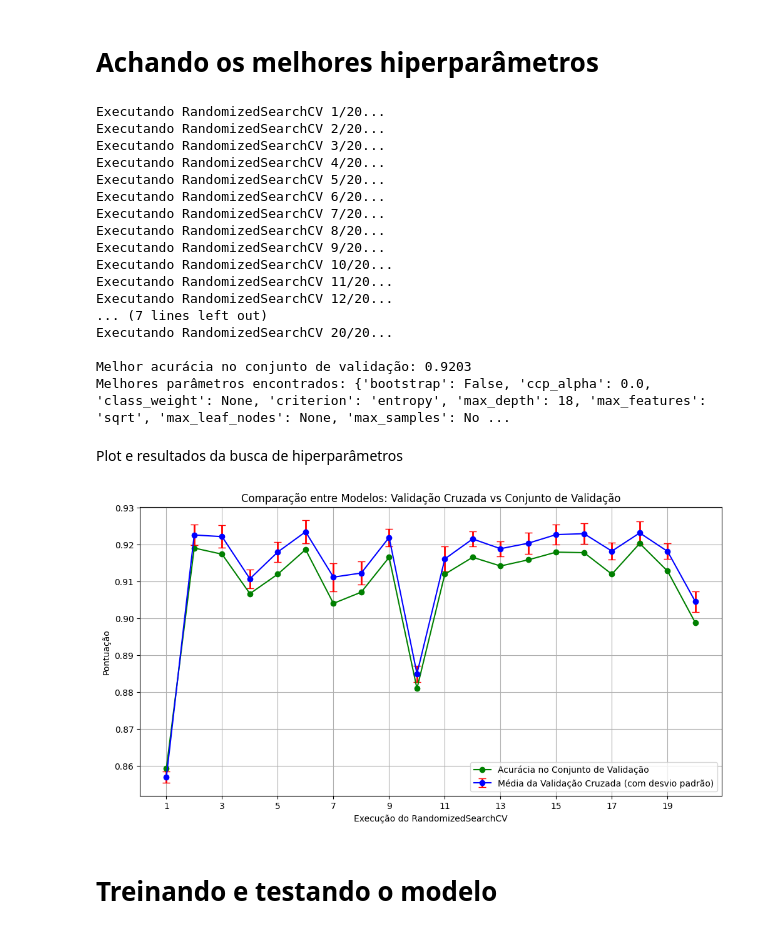
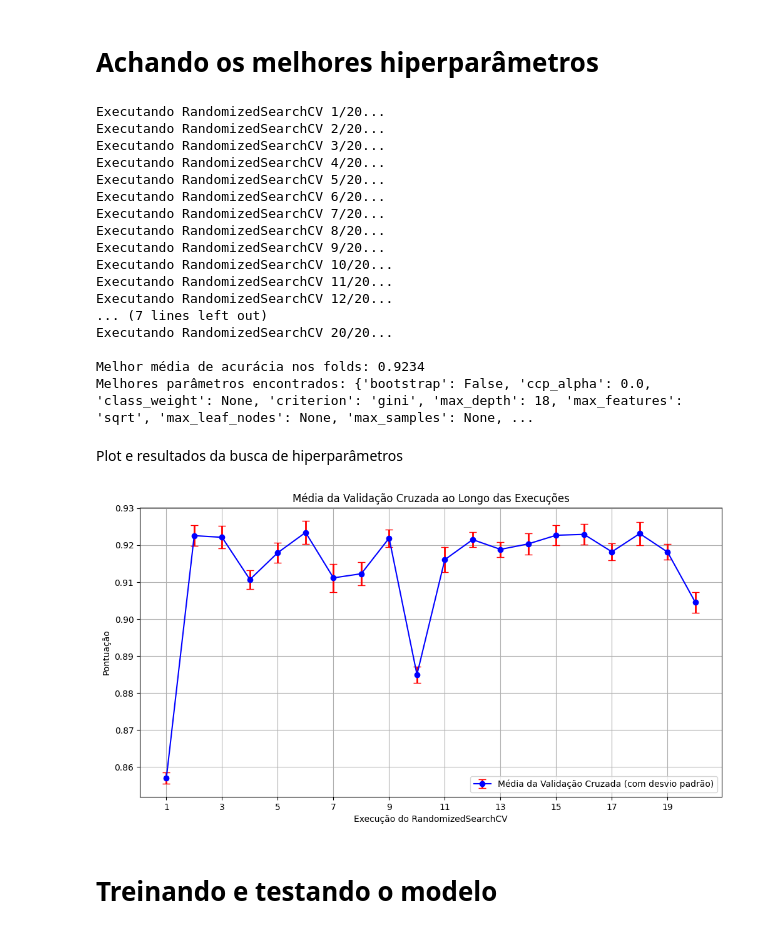
Before and after one commit to Labourguignonn/models-am, a Jupyter notebook: modelos/random_forest.ipynb, the cells around one changed output. Saved outputs shown, nothing was run; the diff lists cells and outputs as text; code cells hidden in the pictures.

```diff
--- a/modelos/random_forest.ipynb
+++ b/modelos/random_forest.ipynb
@@ -61,7 +61,6 @@ param_dist = {
 melhores_modelos = []
 historico_mean_scores = []
 historico_std_scores = []
-historico_acuracia_val = []
 
 # Executar o RandomizedSearchCV 20 vezes
 for i in range(20):
@@ -88,22 +87,18 @@ for i in range(20):
     historico_mean_scores.append(np.mean(mean_scores))
     historico_std_scores.append(np.mean(std_scores))
 
-    # Dentre os 5 folds, qual teve a melhor nota
-    melhor_modelo = random_search.best_estimator_
+    # Dentre os 5 folds, qual teve a melhor média?
+    melhores_modelos.append(random_search.best_estimator_)
 
-    # Avaliar o melhor modelo no cojunto de validação
-    y_val_pred = melhor_modelo.predict(X_val)
-    acuracia_val = accuracy_score(y_val, y_val_pred)
-
-    melhores_modelos.append(melhor_modelo)
-    historico_acuracia_val.append(acuracia_val)
-
-# Escolher o melhor modelo baseado na melhor acurácia no conjunto de validação
-indice_melhor = np.argmax(historico_acuracia_val)
+# Agora, escolher o modelo com a melhor média das pontuações de validação cruzada
+indice_melhor = np.argmax(historico_mean_scores)
 melhor_modelo_final = melhores_modelos[indice_melhor]
 
-print(f"\nMelhor acurácia no conjunto de validação: {historico_acuracia_val[indice_melhor]:.4f}")
-print(f"Melhores parâmetros encontrados: {melhores_modelos[indice_melhor].get_params()}")
+# Exibir os melhores parâmetros do modelo com a melhor média
+melhores_parametros = melhor_modelo_final.get_params()
+
+print(f"\nMelhor média de acurácia nos folds: {historico_mean_scores[indice_melhor]:.4f}")
+print(f"Melhores parâmetros encontrados: {melhores_parametros}")
 # %% [output]
 Executando RandomizedSearchCV 1/20...
 Executando RandomizedSearchCV 2/20...
@@ -120,47 +115,34 @@ Executando RandomizedSearchCV 12/20...
 ... (7 lines left out)
 Executando RandomizedSearchCV 20/20...
 
-Melhor acurácia no conjunto de validação: 0.9203
-Melhores parâmetros encontrados: {'bootstrap': False, 'ccp_alpha': 0.0, 'class_weight': None, 'criterion': 'entropy', 'max_depth': 18, 'max_features': 'sqrt', 'max_leaf_nodes': None, 'max_samples': No ...
+Melhor média de acurácia nos folds: 0.9234
+Melhores parâmetros encontrados: {'bootstrap': False, 'ccp_alpha': 0.0, 'class_weight': None, 'criterion': 'gini', 'max_depth': 18, 'max_features': 'sqrt', 'max_leaf_nodes': None, 'max_samples': None, ...
 # %% [markdown]
 Plot e resultados da busca de hiperparâmetros
 # %%
-# Criando gráfico com duas linhas
 plt.figure(figsize=(12, 6))
 
-# Linha azul: Média da validação cruzada + barras de erro (desvio padrão)
 plt.errorbar(
     range(1, len(historico_mean_scores) + 1),
     historico_mean_scores,
     yerr=historico_std_scores,
     fmt='o-',
     color='b',
     ecolor='r',
     elinewidth=2,
     capsize=4,
     label='Média da Validação Cruzada (com desvio padrão)'
 )
 
-# Linha verde: Acurácia do modelo no conjunto de validação
-plt.plot(
-    range(1, len(historico_acuracia_val) + 1),
-    historico_acuracia_val,
-    'g-o',
-    label='Acurácia no Conjunto de Validação'
-)
-
-# Adicionando título e rótulos
 plt.xlabel('Execução do RandomizedSearchCV')
 plt.ylabel('Pontuação')
-plt.title('Comparação entre Modelos: Validação Cruzada vs Conjunto de Validação')
-plt.xticks(range(1, len(historico_mean_scores) + 1, max(1, len(historico_mean_scores) // 10)))  # Ajusta os ticks
+plt.title('Média da Validação Cruzada ao Longo das Execuções')
+plt.xticks(range(1, len(historico_mean_scores) + 1, max(1, len(historico_mean_scores) // 10)))
 plt.grid(True)
 plt.legend()
-
-# Exibir o gráfico
 plt.show()
 # %% [output]
-[figure, old version]
+[figure, new version]
 # %% [markdown]
 # Treinando e testando o modelo
 # %%
```
Also changed, not shown: 1 other file.
